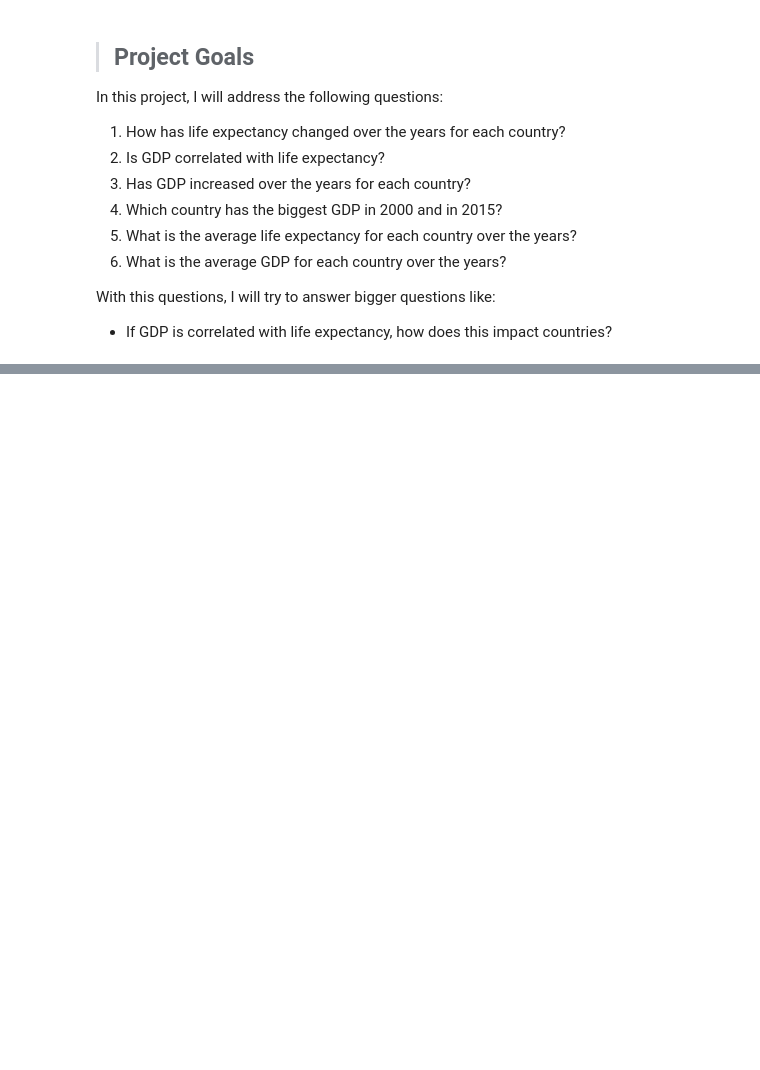
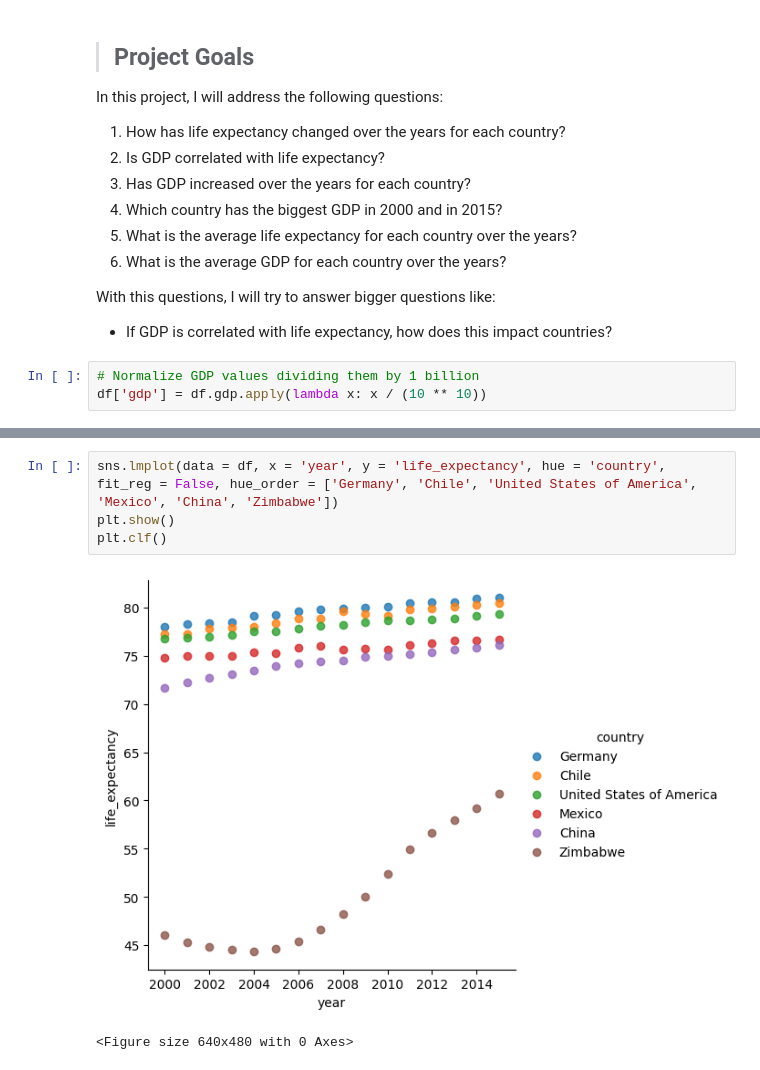
Before and after one commit to aboytech/Life_Expectancy_and_GDP_Starter, a Jupyter notebook: Life-Expectancy-and-GDP-Starter/life_expectancy_gdp.ipynb, the cells around one changed output, grey strips where cells are left out. Saved outputs shown, nothing was run; the diff lists cells and outputs as text; blank space fills up the shorter version.

```diff
--- a/Life-Expectancy-and-GDP-Starter/life_expectancy_gdp.ipynb
+++ b/Life-Expectancy-and-GDP-Starter/life_expectancy_gdp.ipynb
@@ -89,3 +89,6 @@ In this project, I will address the following questions:
 With this questions, I will try to answer bigger questions like:
 
 * If GDP is correlated with life expectancy, how does this impact countries?
+# %%
+# Normalize GDP values dividing them by 1 billion
+df['gdp'] = df.gdp.apply(lambda x: x / (10 ** 10))
@@ -91,0 +165,7 @@ With this questions, I will try to answer bigger questions like:
+# %%
+sns.lmplot(data = df, x = 'year', y = 'life_expectancy', hue = 'country', fit_reg = False, hue_order = ['Germany', 'Chile', 'United States of America', 'Mexico', 'China', 'Zimbabwe'])
+plt.show()
+plt.clf()
+# %% [output]
+[figure, added]
+<Figure size 640x480 with 0 Axes>
```
Also changed, not shown: parts of 4 cells of this notebook.
